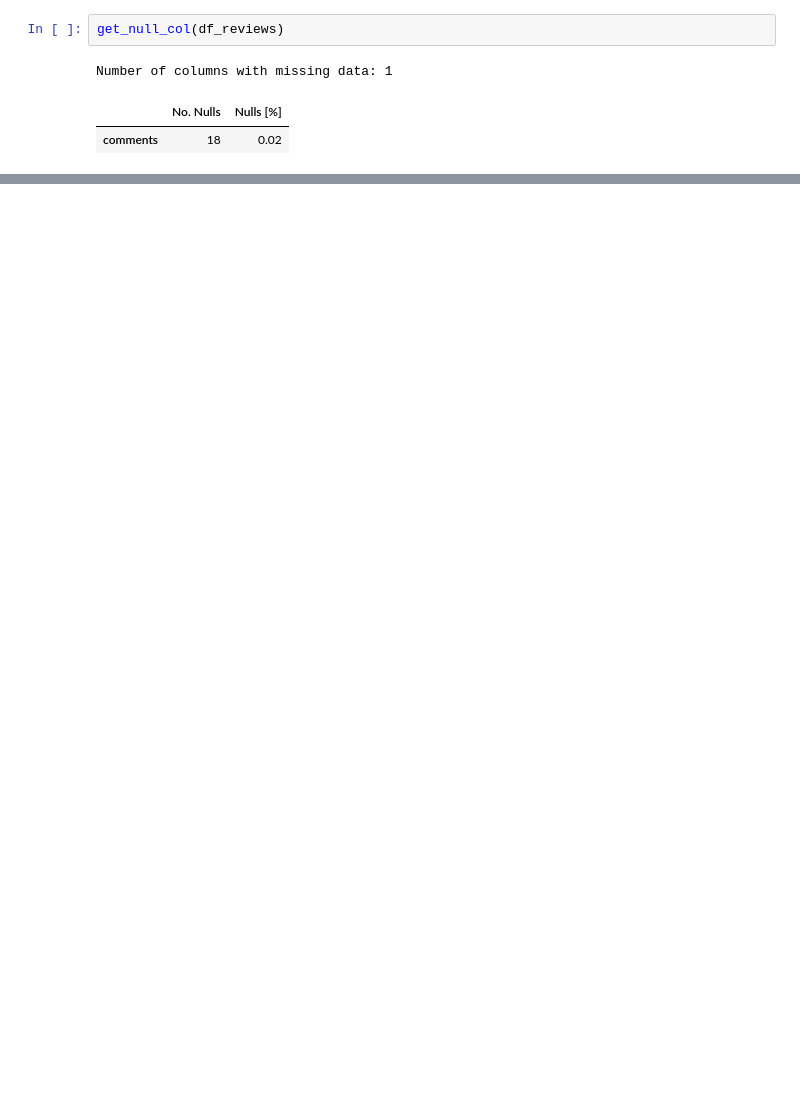
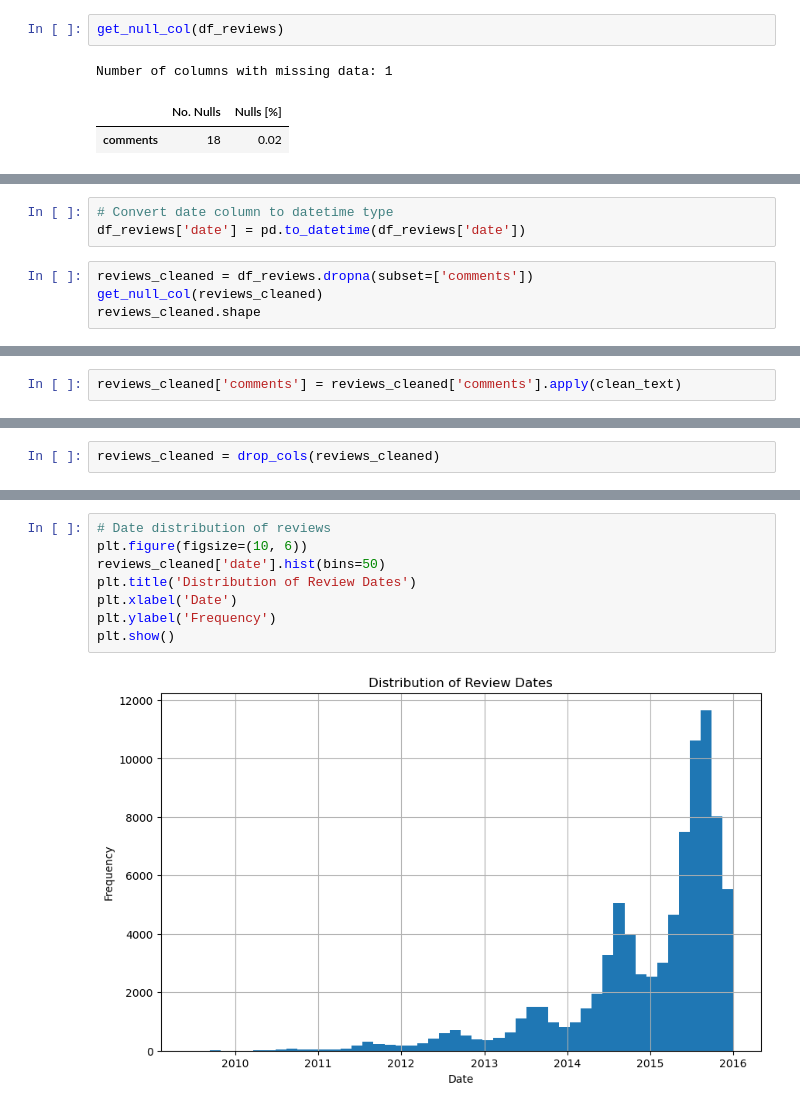
Before and after one commit to mafda/seattle_airbnb_data_analysis, a Jupyter notebook: src/seattle_airbnb_data_analysis.ipynb, the cells around one changed output, grey strips where cells are left out. Cells and saved outputs as stored; diff of their text form; blank space fills up the shorter version.

Commit message:
exploration analysis reviews dataset

```diff
--- a/src/seattle_airbnb_data_analysis.ipynb
+++ b/src/seattle_airbnb_data_analysis.ipynb
@@ -251,0 +318,7 @@ plt.show()
+# %%
+# Convert date column to datetime type
+df_reviews['date'] = pd.to_datetime(df_reviews['date'])
+# %%
+reviews_cleaned = df_reviews.dropna(subset=['comments'])
+get_null_col(reviews_cleaned)
+reviews_cleaned.shape
@@ -251,0 +328,2 @@ plt.show()
+# %%
+reviews_cleaned['comments'] = reviews_cleaned['comments'].apply(clean_text)
@@ -251,0 +336,2 @@ plt.show()
+# %%
+reviews_cleaned = drop_cols(reviews_cleaned)
@@ -251,0 +352,10 @@ plt.show()
+# %%
+# Date distribution of reviews
+plt.figure(figsize=(10, 6))
+reviews_cleaned['date'].hist(bins=50)
+plt.title('Distribution of Review Dates')
+plt.xlabel('Date')
+plt.ylabel('Frequency')
+plt.show()
+# %% [output]
+[figure, added]
```
Also changed, not shown: parts of 31 cells of this notebook, 1 other file.
